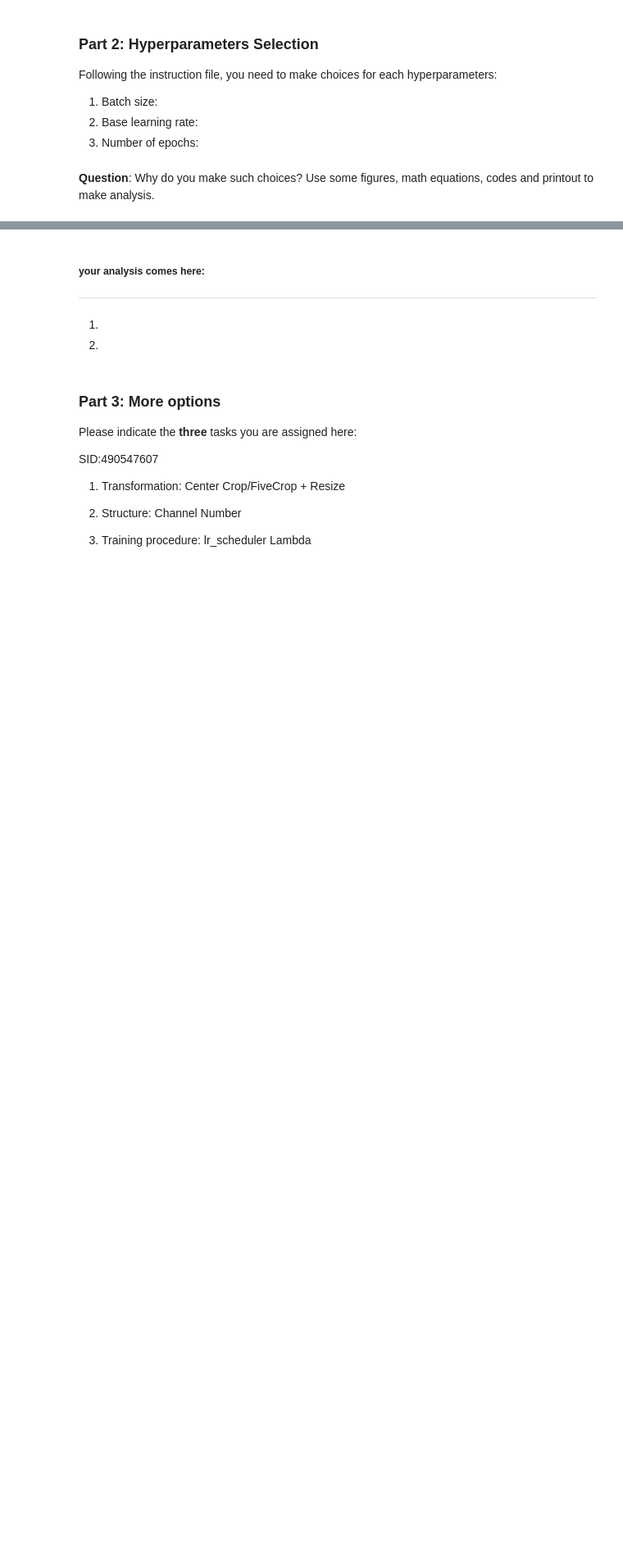
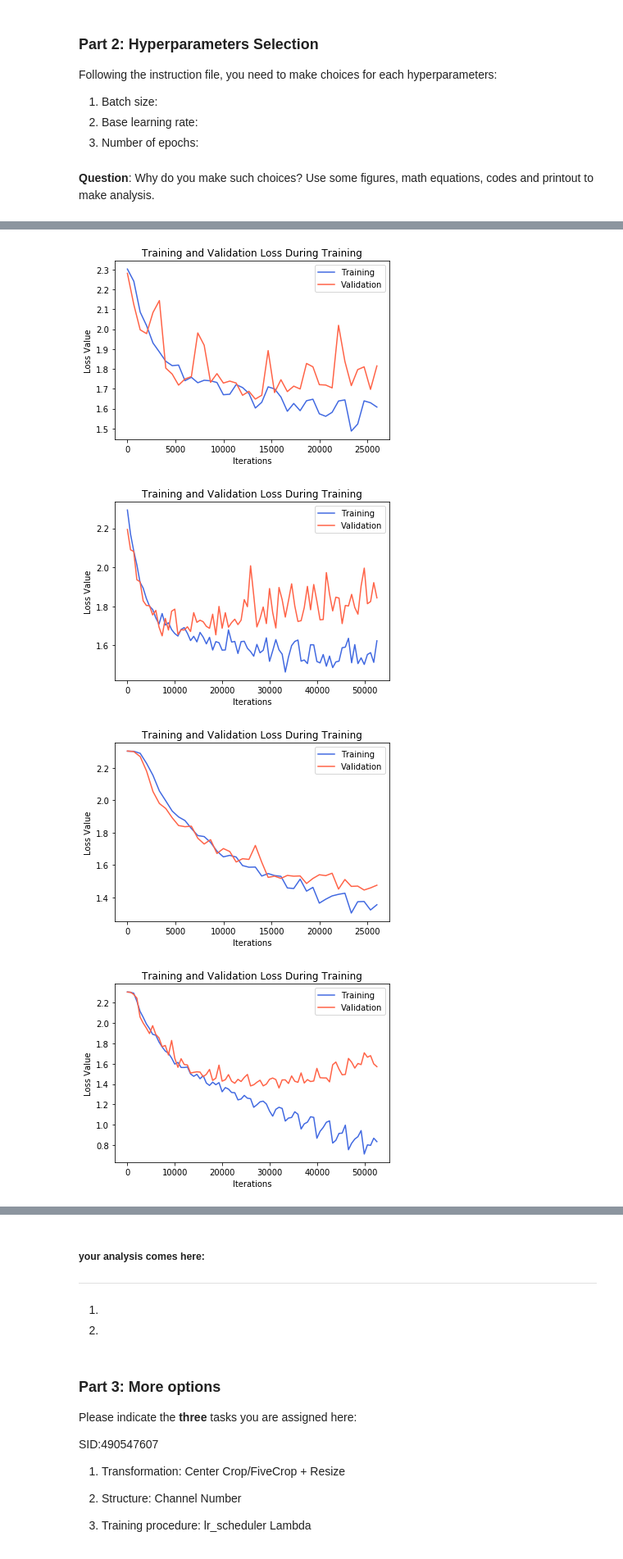
Before and after one commit to pierresegonne/ELEC5307_Project1, a Jupyter notebook: project1.ipynb, the cells around one changed output, grey strips where cells are left out. Shown at 82% size. Drawn from its saved outputs; the diff is of its cells as text; code cells hidden in the pictures; blank space fills up the shorter version.

```diff
--- a/project1.ipynb
+++ b/project1.ipynb
@@ -484,0 +440,54 @@ Accuracy of the network on the 10000 test images: 28 %
+# %%
+# Generate all possibilities
+parameters = [{"batch_size": bs, "lr": lr, "epoch": e} for bs in batch_sizes for lr in learning_rates for e in epochs]
+# i = epoch, j = lr, k = bs
+
+# Will record generalisation error
+test_error = np.zeros((len(epochs), len(learning_rates), len(batch_sizes)), dtype=object)
+
+# DEBUG
+#parameters = [{"batch_size": 4, "lr": 0.0001, "epoch": 3}]
+
+DOWNLOAD = True
+
+i, j, k = 0, 0, 0
+for params in parameters:
+
+    # Reset Network
+    net = Net()
+
+    # Update trainlaoder and validationloader accordingly
+    train_loader = torch.utils.data.DataLoader(trainset,
+                                           batch_size=params["batch_size"],
+                                           num_workers=2,
+                                           sampler=train_sampler
+                                          )
+    validation_loader = torch.utils.data.DataLoader(trainset,
+                                                batch_size=params["batch_size"],
+                                                num_workers=2,
+                                                sampler=validation_sampler
+                                               )
+
+    net = train_network(net, train_loader, validation_loader,
+                        batch_size=params['batch_size'], lr=params['lr'], epoch=params['epoch'],
+                        download=DOWNLOAD, root_directory=ROOT_DIRECTORY,
+                        record_every=RECORD_EVERY)
+
+    test_error[i][j][k] = eval_net(net, testloader)
+
+    # DEBUG
+    # test_error[i][j][k] = (i,j,k)
+
+    i += 1
+    if i == test_error.shape[0]:
+        j += 1
+        i = 0
+        if j == test_error.shape[1]:
+            k += 1
+            j = 0
+            if k == test_error.shape[2]:
+                k = 0 # useless I think
+
+# Save the error tensor
+serializeObject(test_error, ROOT_DIRECTORY + '/test_error.pickle')
+# %% [output]
@@ -484,0 +511,4 @@ Accuracy of the network on the 10000 test images: 28 %
+[figure, added]
+[figure, added]
+[figure, added]
+[figure, added]
```
Also changed, not shown: parts of 16 cells of this notebook.
